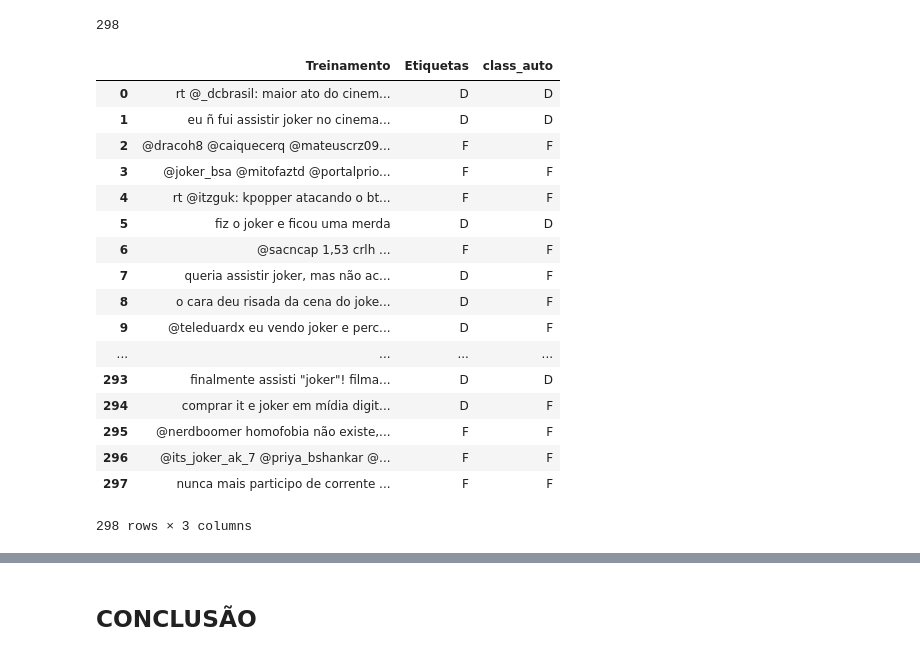
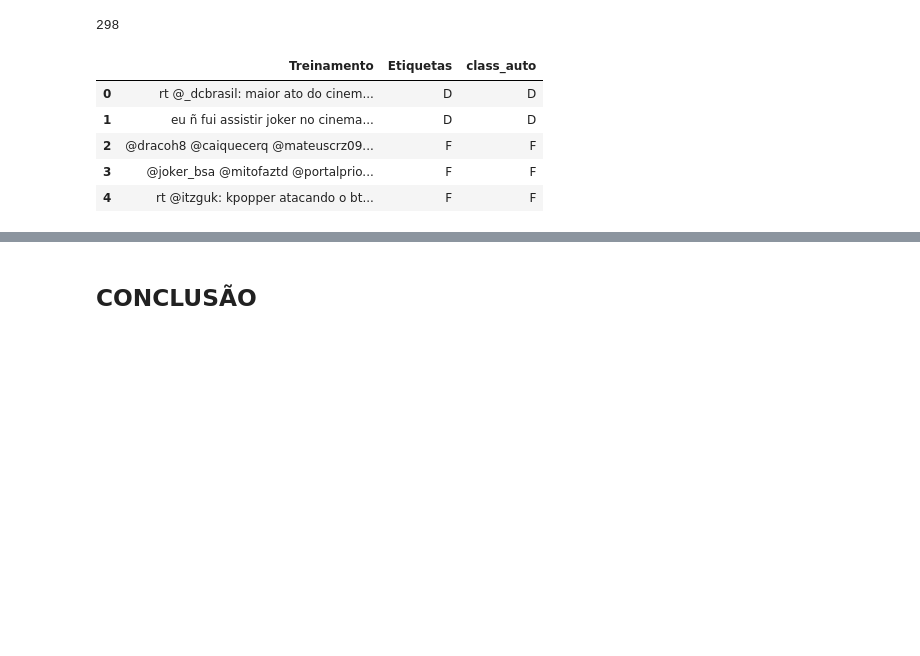
Before and after one commit to beatrizcf2/P1_Cdados_BW, a Jupyter notebook: Projeto 1 - Joker.ipynb, the cells around one changed output, grey strips where cells are left out. Cells and saved outputs as stored; diff of their text form; code cells hidden in the pictures; blank space fills up the shorter version.

```diff
--- a/Projeto 1 - Joker.ipynb
+++ b/Projeto 1 - Joker.ipynb
@@ -336,37 +336,18 @@ len(probDDadoTweet)
 # %%
 class_tweet = []
 for i in range(len(excel_teste)):
     if probDDadoTweet[i]>probFDadoTweet[i]:
         class_tweet.append('D')
     else:
         class_tweet.append('F')
 
 
 excel_teste['class_auto'] = class_tweet
-excel_teste
-
-
-#print("Probabilidade de Tweet dado que é dentro do contexto: ", probTweetDadoD)
-#print("Probabilidade de Tweet dado que é fora do contexto: ", probTweetDadoF)
-#print("Probabilidade de estar dentro do contexto dado que Tweet: ", probDDadoTweet)
-#print("Probabilidade de estar fora do contexto dado que Tweet: ", probFDadoTweet)
-#excel_teste.head()
+excel_teste.head()
 # %% [output]
 |  | Treinamento | Etiquetas | class_auto |
 | 0 | rt @_dcbrasil: maior ato do cinem... | D | D |
 | 1 | eu ñ fui assistir joker no cinema... | D | D |
 | 2 | @dracoh8 @caiquecerq @mateuscrz09... | F | F |
 | 3 | @joker_bsa @mitofaztd @portalprio... | F | F |
 | 4 | rt @itzguk: kpopper atacando o bt... | F | F |
-| 5 | fiz o joker e ficou uma merda | D | D |
-| 6 | @sacncap 1,53 crlh ... | F | F |
-| 7 | queria assistir joker, mas não ac... | D | F |
-| 8 | o cara deu risada da cena do joke... | D | F |
-| 9 | @teleduardx eu vendo joker e perc... | D | F |
-| ... | ... | ... | ... |
-| 293 | finalmente assisti "joker"! filma... | D | D |
-| 294 | comprar it e joker em mídia digit... | D | F |
-| 295 | @nerdboomer homofobia não existe,... | F | F |
-| 296 | @its_joker_ak_7 @priya_bshankar @... | F | F |
-| 297 | nunca mais participo de corrente ... | F | F |
-298 rows × 3 columns
```
Also changed, not shown: parts of 9 cells of this notebook.
